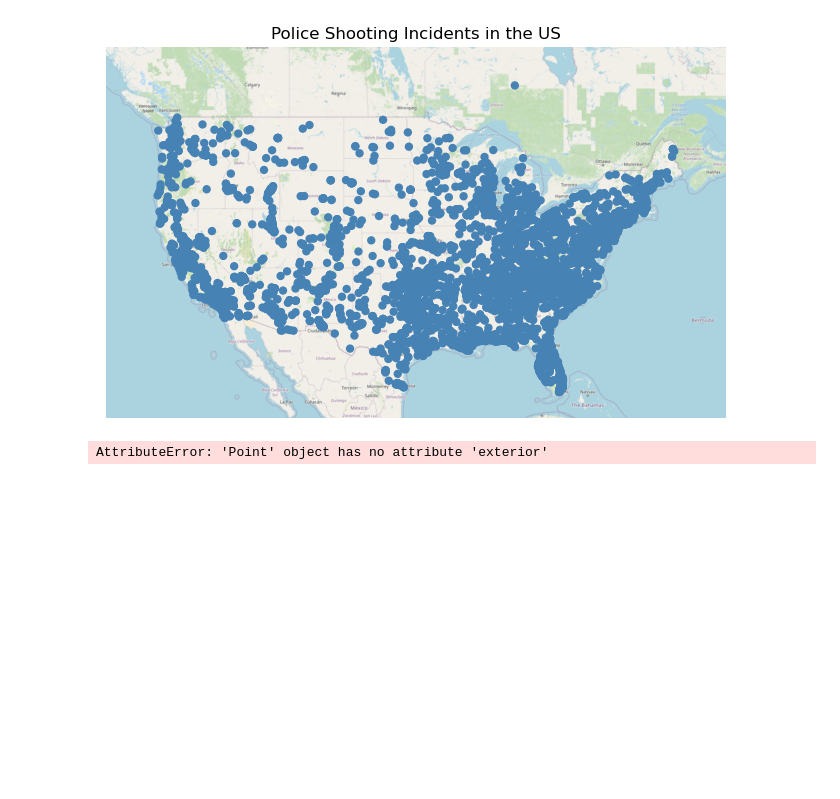
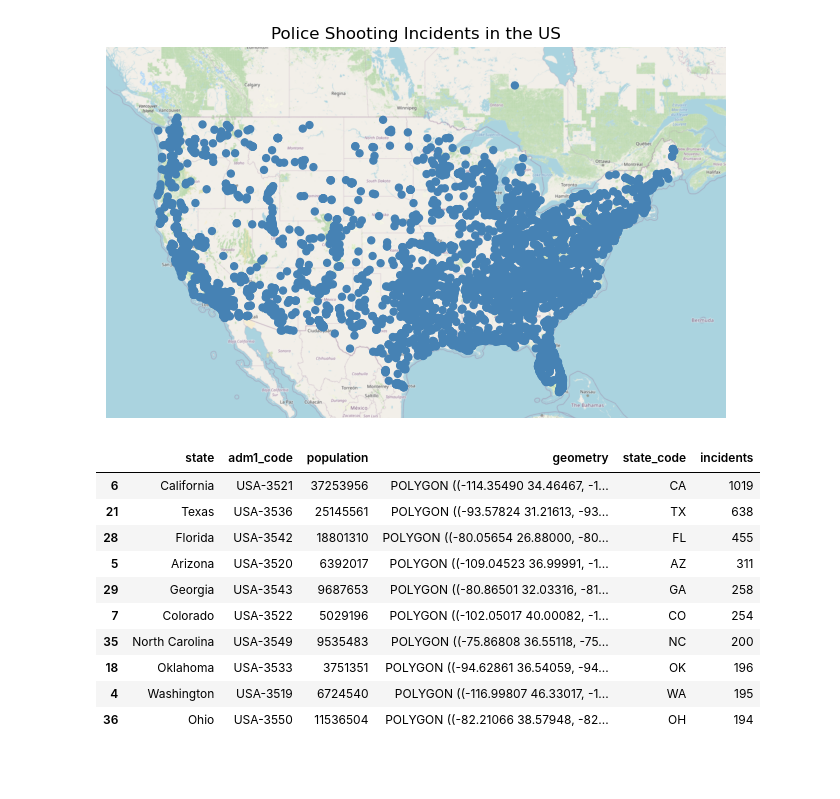
Before and after one commit to fongc123/notes, a Jupyter notebook: src/data visualization/police_shootings.ipynb, the cells around one changed output. Saved outputs shown, nothing was run; the diff lists cells and outputs as text; code cells hidden in the pictures; blank space fills up the shorter version.

```diff
--- a/src/data visualization/police_shootings.ipynb
+++ b/src/data visualization/police_shootings.ipynb
@@ -138,13 +138,3 @@ plt.title("Police Shooting Incidents in the US")
 plt.show()
 # %% [output]
 [figure]
-# %%
-df_geo.sort_values(by = 'year', ascending = True)
-gplt.choropleth(
-    df_geo,
-    hue = "year",
-    projections = gplt.crs.AlbersEqualArea(),
-)
-# %% [output]
-AttributeError: 'Point' object has no attribute 'exterior'
-[figure, removed]
@@ -150,0 +203,17 @@ AttributeError: 'Point' object has no attribute 'exterior'
+# %%
+# add incidents to contiguous_usa
+contiguous_usa['incidents'] = contiguous_usa['state_code'].map(df_geo['state'].value_counts())
+contiguous_usa = contiguous_usa.sort_values(by = 'incidents', ascending = False)
+contiguous_usa.head(10)
+# %% [output]
+|  | state | adm1_code | population | geometry | state_code | incidents |
+| 6 | California | USA-3521 | 37253956 | POLYGON ((-114.35490 34.46467, -1... | CA | 1019 |
+| 21 | Texas | USA-3536 | 25145561 | POLYGON ((-93.57824 31.21613, -93... | TX | 638 |
+| 28 | Florida | USA-3542 | 18801310 | POLYGON ((-80.05654 26.88000, -80... | FL | 455 |
+| 5 | Arizona | USA-3520 | 6392017 | POLYGON ((-109.04523 36.99991, -1... | AZ | 311 |
+| 29 | Georgia | USA-3543 | 9687653 | POLYGON ((-80.86501 32.03316, -81... | GA | 258 |
+| 7 | Colorado | USA-3522 | 5029196 | POLYGON ((-102.05017 40.00082, -1... | CO | 254 |
+| 35 | North Carolina | USA-3549 | 9535483 | POLYGON ((-75.86808 36.55118, -75... | NC | 200 |
+| 18 | Oklahoma | USA-3533 | 3751351 | POLYGON ((-94.62861 36.54059, -94... | OK | 196 |
+| 4 | Washington | USA-3519 | 6724540 | POLYGON ((-116.99807 46.33017, -1... | WA | 195 |
+| 36 | Ohio | USA-3550 | 11536504 | POLYGON ((-82.21066 38.57948, -82... | OH | 194 |
```
Also changed, not shown: parts of 2 cells of this notebook, 1 other file.
